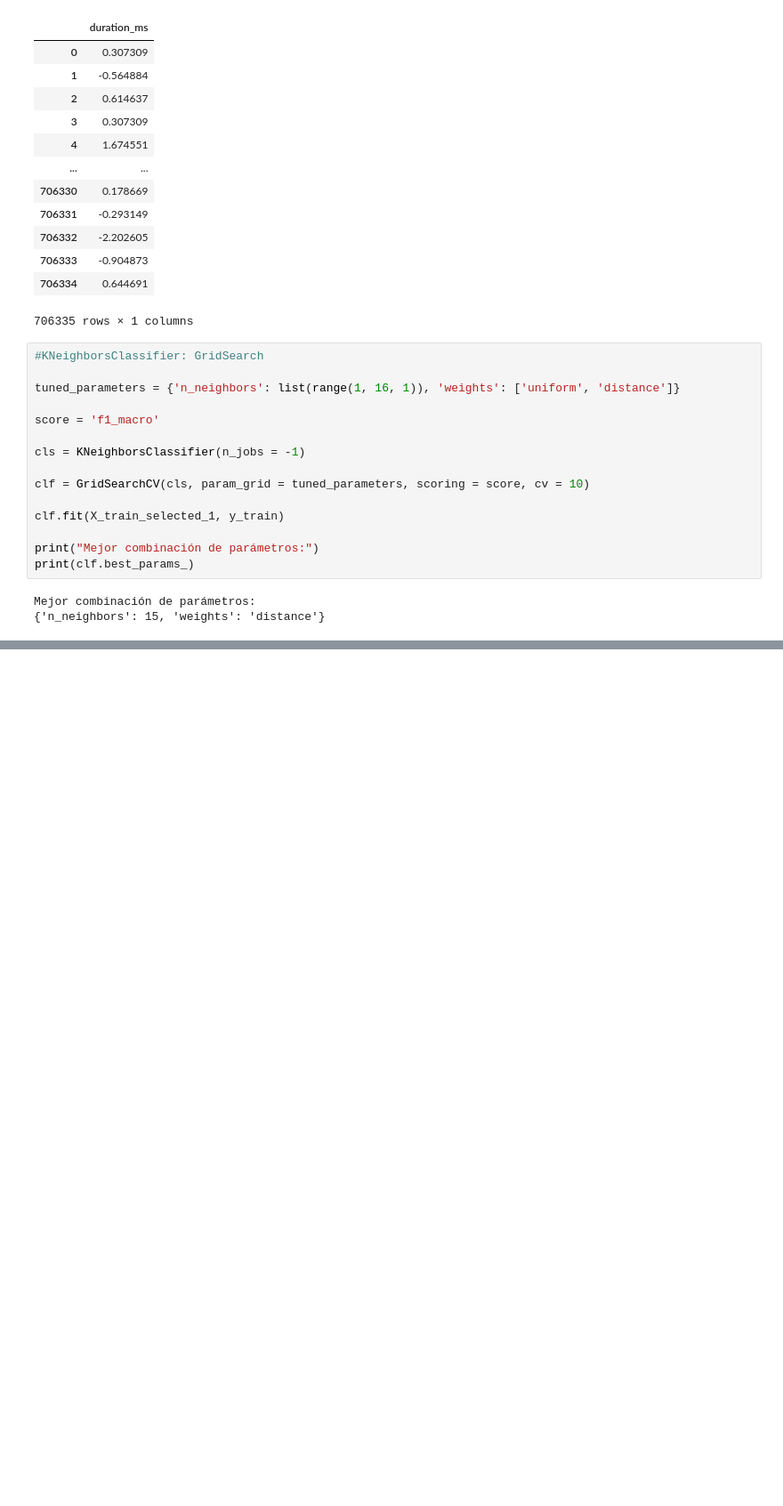
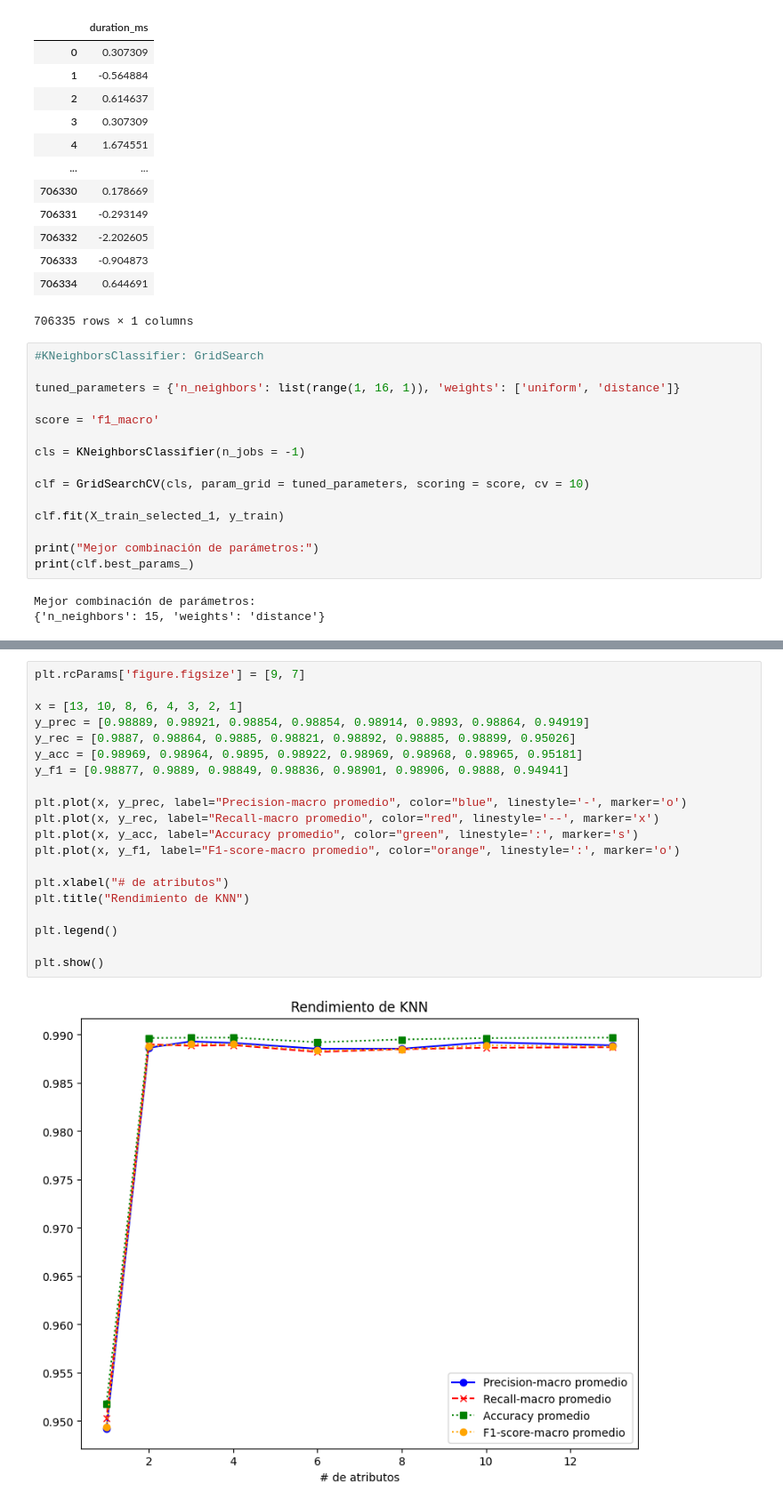
Before and after one commit to diego5714/Insight_Alchemist, a Jupyter notebook: Hito-3/Experimentos/P1/p1.ipynb, the cells around one changed output, grey strips where cells are left out. Shown: that part at 89% size. Cells and saved outputs as stored; diff of their text form; blank space fills up the shorter version.

```diff
--- a/Hito-3/Experimentos/P1/p1.ipynb
+++ b/Hito-3/Experimentos/P1/p1.ipynb
@@ -777,0 +787,22 @@ f1_macro promedio:  0.949
+# %%
+plt.rcParams['figure.figsize'] = [9, 7]
+
+x = [13, 10, 8, 6, 4, 3, 2, 1]
+y_prec = [0.98889, 0.98921, 0.98854, 0.98854, 0.98914, 0.9893, 0.98864, 0.94919]
+y_rec = [0.9887, 0.98864, 0.9885, 0.98821, 0.98892, 0.98885, 0.98899, 0.95026]
+y_acc = [0.98969, 0.98964, 0.9895, 0.98922, 0.98969, 0.98968, 0.98965, 0.95181]
+y_f1 = [0.98877, 0.9889, 0.98849, 0.98836, 0.98901, 0.98906, 0.9888, 0.94941]
+
+plt.plot(x, y_prec, label="Precision-macro promedio", color="blue", linestyle='-', marker='o')
+plt.plot(x, y_rec, label="Recall-macro promedio", color="red", linestyle='--', marker='x')
+plt.plot(x, y_acc, label="Accuracy promedio", color="green", linestyle=':', marker='s')
+plt.plot(x, y_f1, label="F1-score-macro promedio", color="orange", linestyle=':', marker='o')
+
+plt.xlabel("# de atributos")
+plt.title("Rendimiento de KNN")
+
+plt.legend()
+
+plt.show()
+# %% [output]
+[figure, added]
```
Also changed, not shown: parts of 10 cells of this notebook.
